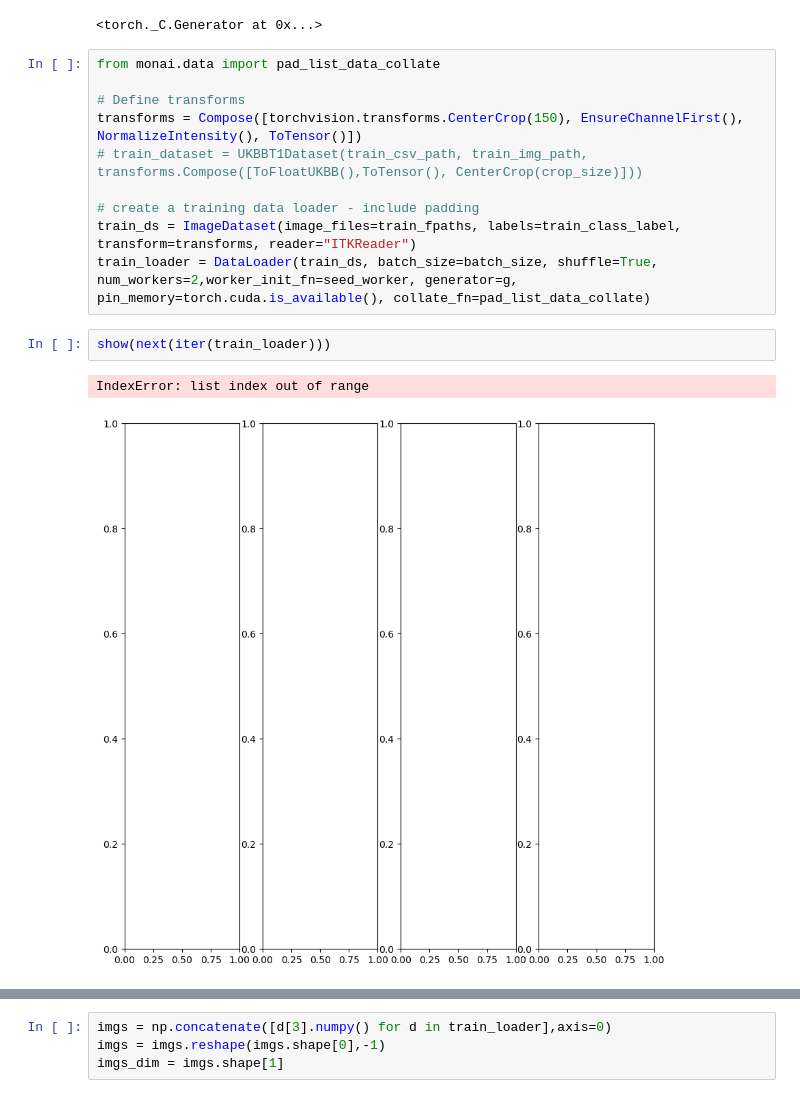
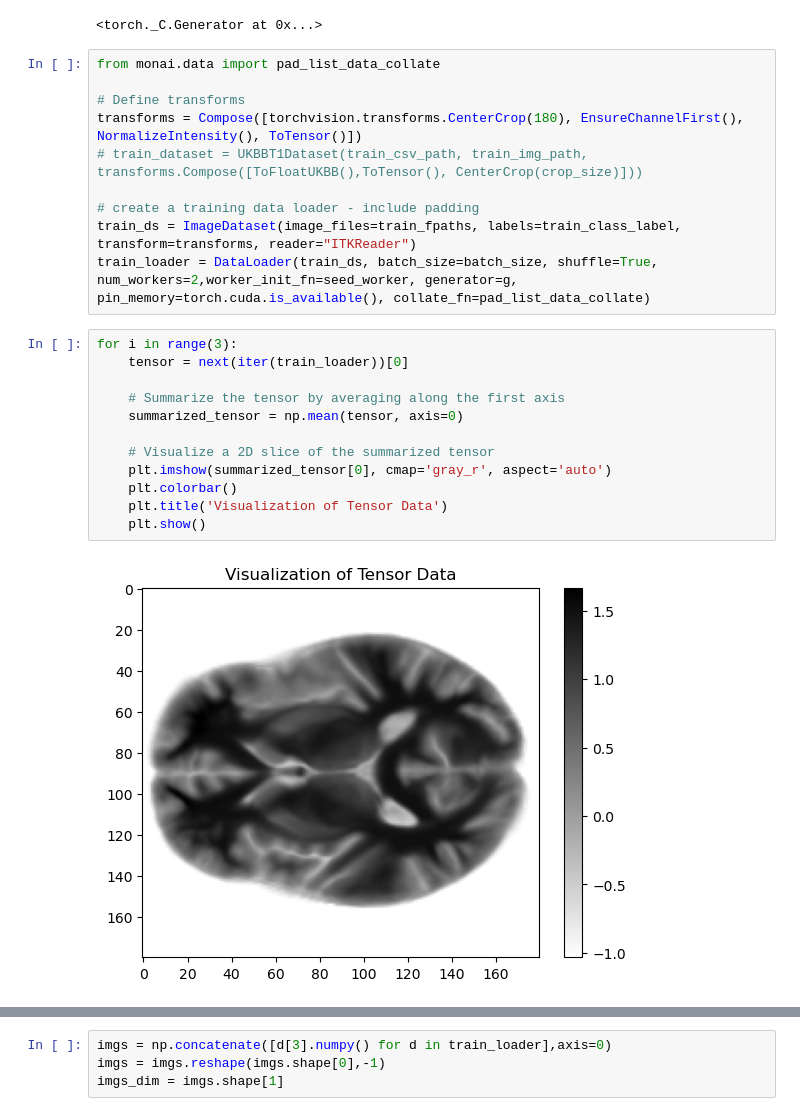
Before and after one commit to Liteknight/CounterBias, a Jupyter notebook: 02_DimentionalityReduction.ipynb, the cells around one changed output, grey strips where cells are left out. Saved outputs shown, nothing was run; the diff lists cells and outputs as text.

Commit message:
Switch to 180x180 images

```diff
--- a/02_DimentionalityReduction.ipynb
+++ b/02_DimentionalityReduction.ipynb
@@ -94,14 +94,23 @@ g.manual_seed(seed)
 from monai.data import pad_list_data_collate
 
 # Define transforms
-transforms = Compose([torchvision.transforms.CenterCrop(150), EnsureChannelFirst(), NormalizeIntensity(), ToTensor()])
+transforms = Compose([torchvision.transforms.CenterCrop(180), EnsureChannelFirst(), NormalizeIntensity(), ToTensor()])
 # train_dataset = UKBBT1Dataset(train_csv_path, train_img_path, transforms.Compose([ToFloatUKBB(),ToTensor(), CenterCrop(crop_size)]))
 
 # create a training data loader - include padding
 train_ds = ImageDataset(image_files=train_fpaths, labels=train_class_label, transform=transforms, reader="ITKReader")
 train_loader = DataLoader(train_ds, batch_size=batch_size, shuffle=True, num_workers=2,worker_init_fn=seed_worker, generator=g, pin_memory=torch.cuda.is_available(), collate_fn=pad_list_data_collate)
 # %%
-show(next(iter(train_loader)))
+for i in range(3):
+    tensor = next(iter(train_loader))[0]
+
+    # Summarize the tensor by averaging along the first axis
+    summarized_tensor = np.mean(tensor, axis=0)
+
+    # Visualize a 2D slice of the summarized tensor
+    plt.imshow(summarized_tensor[0], cmap='gray_r', aspect='auto')
+    plt.colorbar()
+    plt.title('Visualization of Tensor Data')
+    plt.show()
 # %% [output]
-IndexError: list index out of range
-[figure, old version]
+[figure, new version]
```
Also changed, not shown: parts of 4 cells of this notebook, 20 other files.
